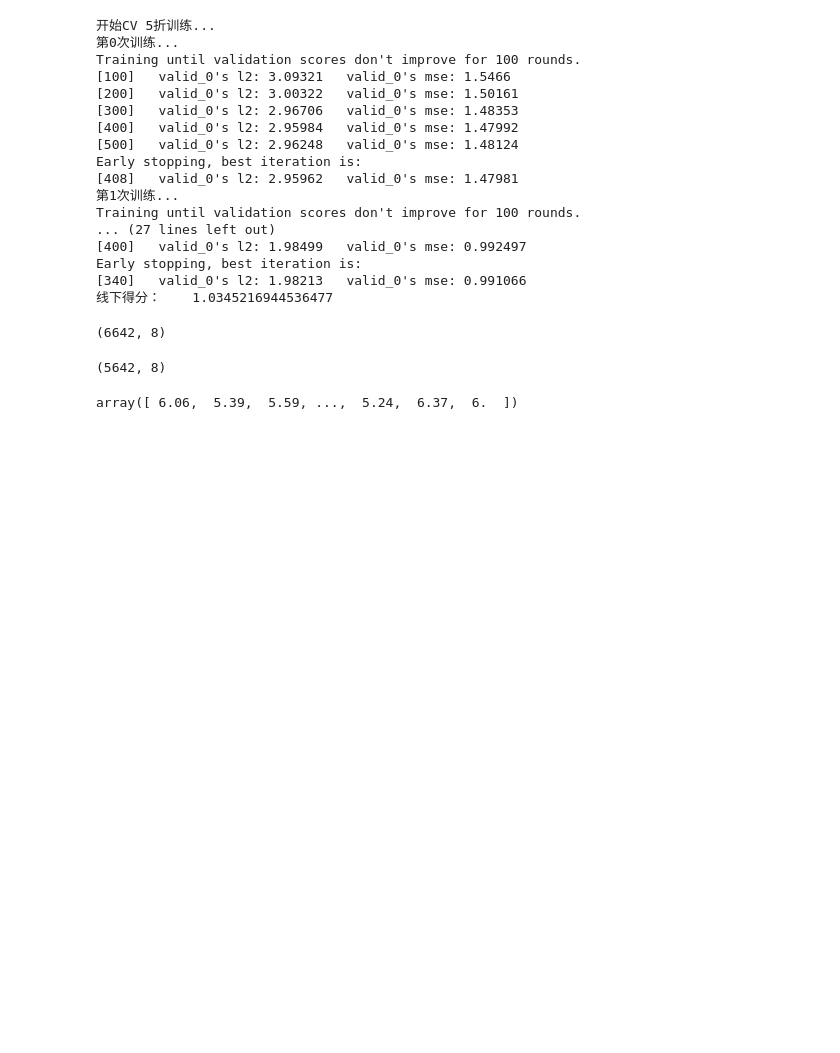
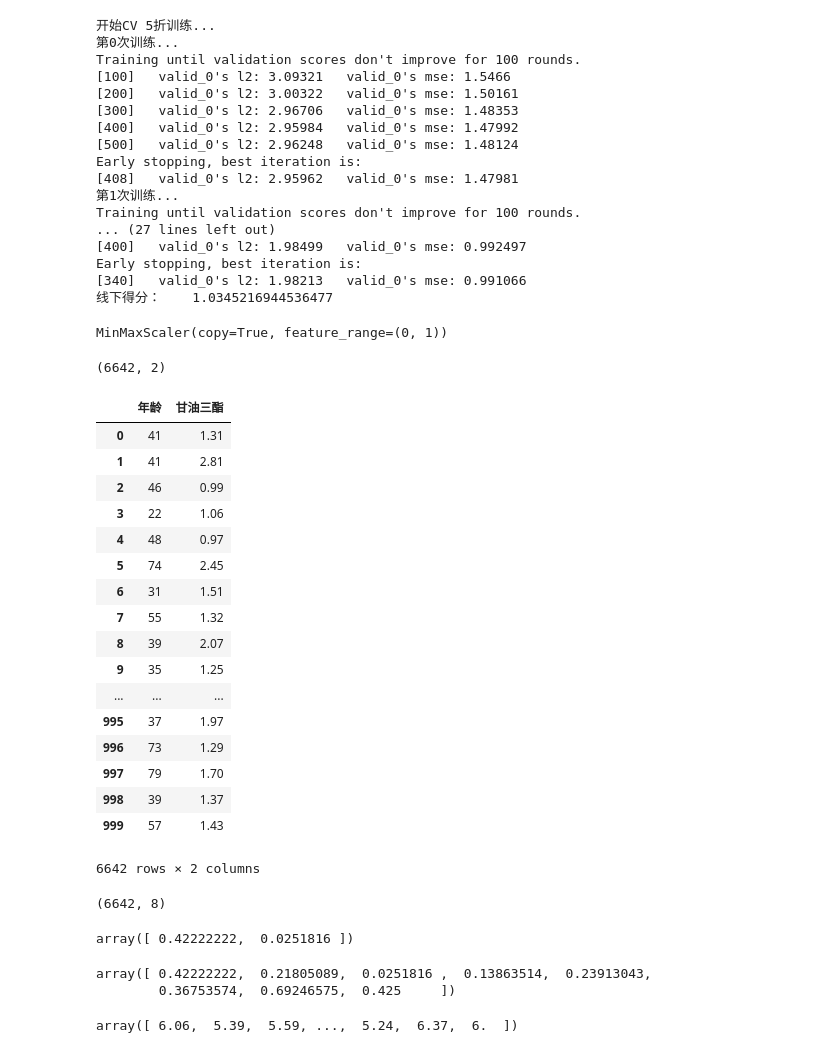
Before and after one commit to chezhenjun110/TianchiCompetition, a Jupyter notebook: tianchi_medical/Untitled1.ipynb, the cells around one changed output. Drawn from its saved outputs; the diff is of its cells as text; code cells hidden in the pictures; blank space fills up the shorter version.

```diff
--- a/tianchi_medical/Untitled1.ipynb
+++ b/tianchi_medical/Untitled1.ipynb
@@ -186,3 +177,9 @@ Training until validation scores don't improve for 100 rounds.
 Early stopping, best iteration is:
 [340]   valid_0's l2: 1.98213   valid_0's mse: 0.991066
 线下得分：    1.0345216944536477
+# %%
+from sklearn.preprocessing import MinMaxScaler
+scaler = MinMaxScaler()
+scaler.fit(df)
+# %% [output]
+MinMaxScaler(copy=True, feature_range=(0, 1))
@@ -189,3 +188,28 @@ Early stopping, best iteration is:
+# %%
+X.shape
+# %% [output]
+(6642, 2)
+# %%
+df
+# %% [output]
+|  | 年龄 | 甘油三酯 |
+| 0 | 41 | 1.31 |
+| 1 | 41 | 2.81 |
+| 2 | 46 | 0.99 |
+| 3 | 22 | 1.06 |
+| 4 | 48 | 0.97 |
+| 5 | 74 | 2.45 |
+| 6 | 31 | 1.51 |
+| 7 | 55 | 1.32 |
+| 8 | 39 | 2.07 |
+| 9 | 35 | 1.25 |
+| ... | ... | ... |
+| 995 | 37 | 1.97 |
+| 996 | 73 | 1.29 |
+| 997 | 79 | 1.70 |
+| 998 | 39 | 1.37 |
+| 999 | 57 | 1.43 |
+6642 rows × 2 columns
 # %%
 from sklearn import preprocessing
 X = df.values
@@ -198,9 +222,14 @@ X.shape
 x_train = X[0:5642]
 x_test = X[5642:]
 # %%
-x_train.shape
+x_train[0]
 # %% [output]
-(5642, 8)
+array([ 0.42222222,  0.0251816 ])
+# %%
+x_train[0]
+# %% [output]
+array([ 0.42222222,  0.21805089,  0.0251816 ,  0.13863514,  0.23913043,
+        0.36753574,  0.69246575,  0.425     ])
 # %%
 y_train=train_df["血糖"].values
 # %%
```
Also changed, not shown: parts of 15 cells of this notebook, 6 other files.
